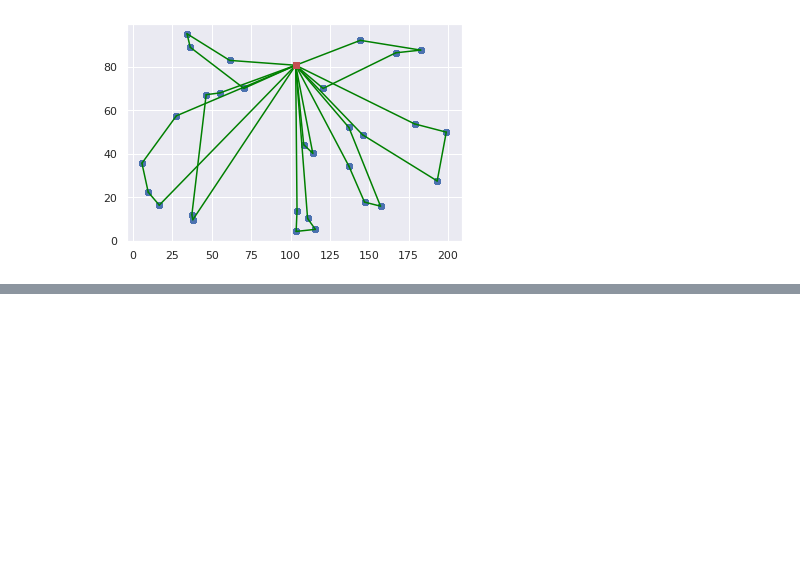
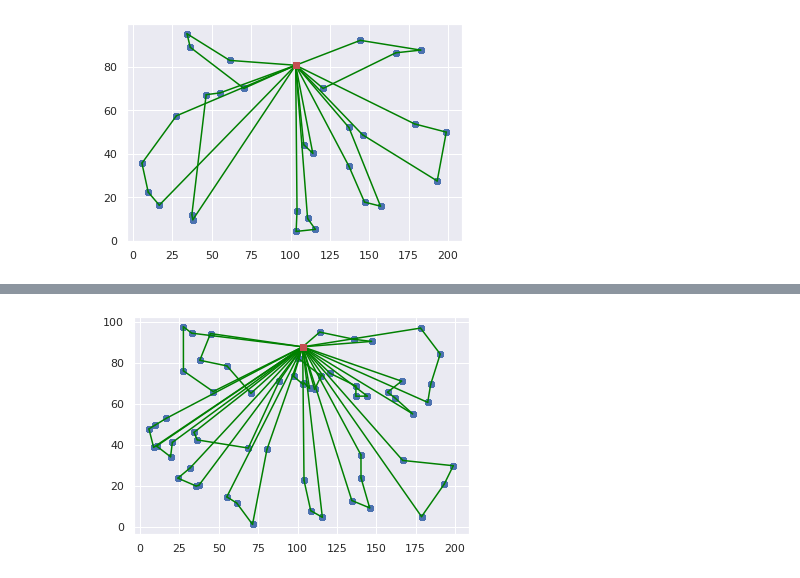
Before and after one commit to TomMonks/gurobi-cvrp, a Jupyter notebook: cvrp.ipynb, the cells around one changed output, grey strips where cells are left out. Saved outputs shown, nothing was run; the diff lists cells and outputs as text; code cells hidden in the pictures; blank space fills up the shorter version.

Commit message:
run 60 city problem

```diff
--- a/cvrp.ipynb
+++ b/cvrp.ipynb
@@ -220,3 +220,22 @@ for i, j in active_arcs:
     plt.scatter(xc[1:], yc[1:], c='b')
 # %% [output]
 [figure]
+# %%
+#model parameters
+N_PATIENTS = 60
+VEHICLE_CAPACITY = 4
+TIME_LIMIT = 30
+SEED = 101
+
+#create a problem instance
+instance = problem_instance(N_PATIENTS, VEHICLE_CAPACITY, random_state=SEED)
+
+#create an instance of a gurobi optimisation model
+model, x, u = optimisation_model(instance)
+
+#limit run time?
+if TIME_LIMIT > -1:
+    model.Params.TimeLimit = TIME_LIMIT
+
+#execute the optimisation procedure
+model.optimize()
@@ -222,0 +260,5 @@ for i, j in active_arcs:
+# %%
+#show the routes
+plot_solution(x, instance)
+# %% [output]
+[figure, added]
```
Also changed, not shown: parts of 1 cell of this notebook, 3 other files.
